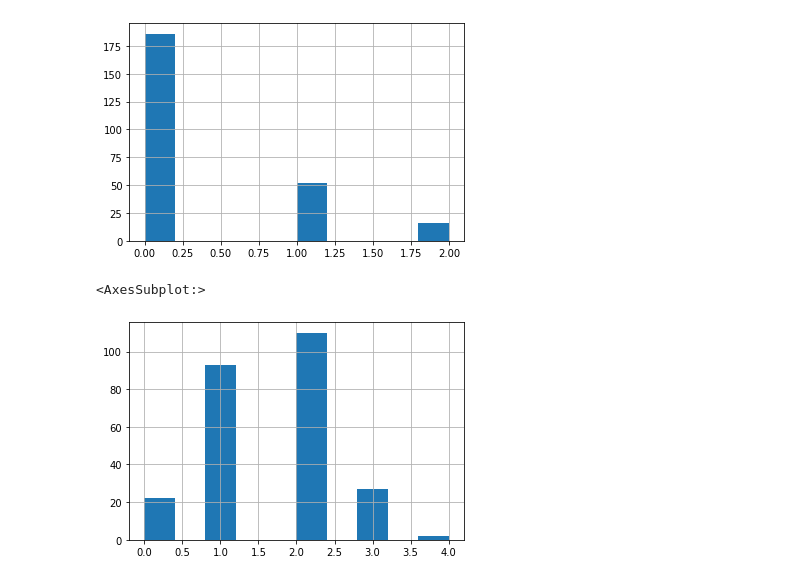
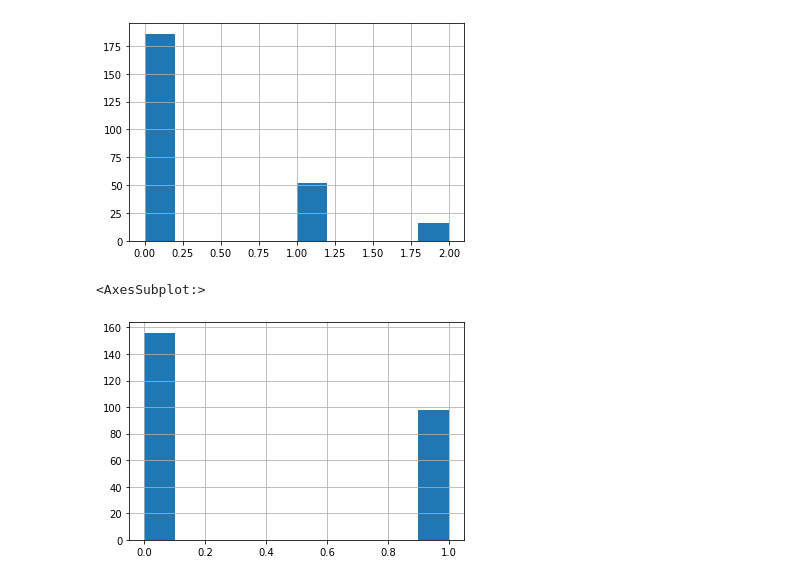
Before and after one commit to smilejennyyu/BUMP_code, a Jupyter notebook: ace_dagwithnotear_algo.ipynb, the cells around one changed output. Cells and saved outputs as stored; diff of their text form; code cells hidden in the pictures.

```diff
--- a/ace_dagwithnotear_algo.ipynb
+++ b/ace_dagwithnotear_algo.ipynb
@@ -146,12 +205,13 @@ gad_levels = {
     (10, 14): 2,
     (15, 21): 3
 }
-promis_levels = {
-    "Always" : 4,
-    "Often": 3,
-    "Sometimes": 2,
-    "Rarely": 1,
-    "Never": 0
+promis_mental_levels = {
+    (0, 11) : 0,
+    (12, 16): 1,
+}
+promis_physical_levels = {
+    (0, 10) : 0,
+    (11, 16): 1,
 }
 def map_levels(x, map_dict):
     for key in map_dict:
@@ -162,21 +222,28 @@ def map_levels(x, map_dict):
             if x >= key[0] and x <= key[1]:
                 return map_dict[key]
 # %%
-processed_overall_df = pd.DataFrame(columns=['user_id', 'ace_sum', 'phq9_sum', 'gad_sum', 'promis_mean'])
+processed_overall_df = pd.DataFrame(columns=['user_id', 'ace_sum', 'phq9_sum', 'gad_sum', 'promis_mental_mean', 'promis_physical_mean'])
+ace_lst = [f'ace_{x}' for x in range(1,11)]
+phq9_lst = [f'phq9_{x}' for x in range(1,11)]
+gad_lst = [f'gad_{x}' for x in range(1,9)]
 for uid in overall_df['user_id'].unique():
     each_df = overall_df.loc[overall_df['user_id']==uid]
-    ace_lst = [f'ace_{x}' for x in range(1,11)]
-    phq9_lst = [f'phq9_{x}' for x in range(1,11)]
-    gad_lst = [f'gad_{x}' for x in range(1,9)]
     ace_sum = each_df[ace_lst].sum(axis=1)
     ace_sum_mean = ace_sum.apply(map_levels, map_dict=ace_levels).mean()
+
     phq9_sum = each_df[phq9_lst].sum(axis=1)
     phq9_sum_mean = phq9_sum.apply(map_levels, map_dict=phq9_levels).mean()
+
     gad_sum = each_df[gad_lst].sum(axis=1)
     gad_sum_mean = gad_sum.apply(map_levels, map_dict=gad_levels).mean()
-    each_promis_df = promis_survey.loc[promis_survey['user_id']==uid]['answer_text'].apply(map_levels, map_dict=promis_levels)
-    promis_mean = each_promis_df.mean()
-    processed_overall_df = processed_overall_df.append({'user_id': uid, 'ace_sum': ace_sum_mean, 'promis_mean': promis_mean, 'phq9_sum': phq9_sum_mean, 'gad_sum': gad_sum_mean}, ignore_index=True)
+
+    promis_mental_sum = promis_survey_processed.loc[promis_survey_processed['user_id']==uid][promis_mental_lst].sum(axis=1)
+    promis_mental_mean = promis_mental_sum.apply(map_levels, map_dict=promis_mental_levels).mean()
+
+    promis_physical_sum = promis_survey_processed.loc[promis_survey_processed['user_id']==uid][promis_physical_lst].sum(axis=1)
+    promis_physical_mean = promis_physical_sum.apply(map_levels, map_dict=promis_physical_levels).mean()
+
+    processed_overall_df = processed_overall_df.append({'user_id': uid, 'ace_sum': ace_sum_mean, 'promis_physical_mean': promis_physical_mean, 'promis_mental_mean': promis_mental_mean, 'phq9_sum': phq9_sum_mean, 'gad_sum': gad_sum_mean}, ignore_index=True)
 # %%
 processed_overall_df = processed_overall_df.dropna()
 # %%
@@ -200,7 +267,7 @@ processed_overall_df['gad_sum'].round().hist()
 <AxesSubplot:>
 [figure]
 # %%
-processed_overall_df['promis_mean'].round().hist()
+processed_overall_df['promis_mental_mean'].round().hist()
 # %% [output]
 <AxesSubplot:>
-[figure, old version]
+[figure, new version]
```
Also changed, not shown: parts of 25 cells of this notebook.
